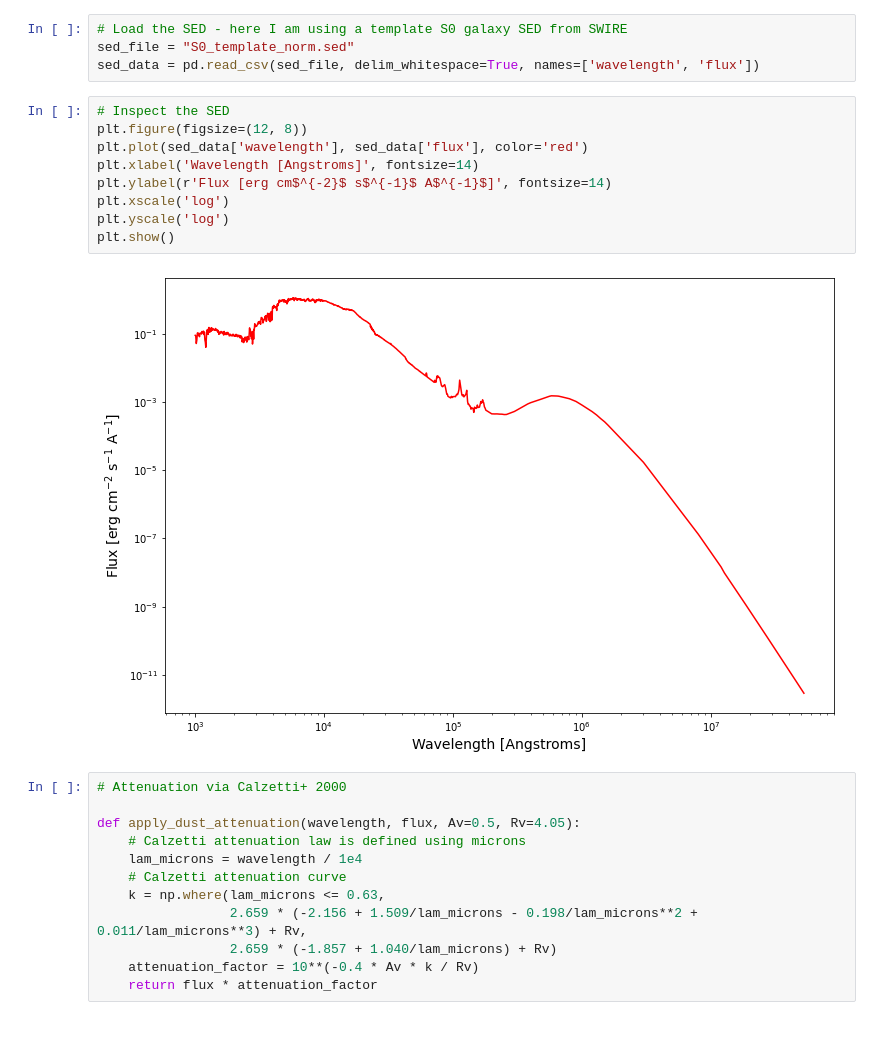
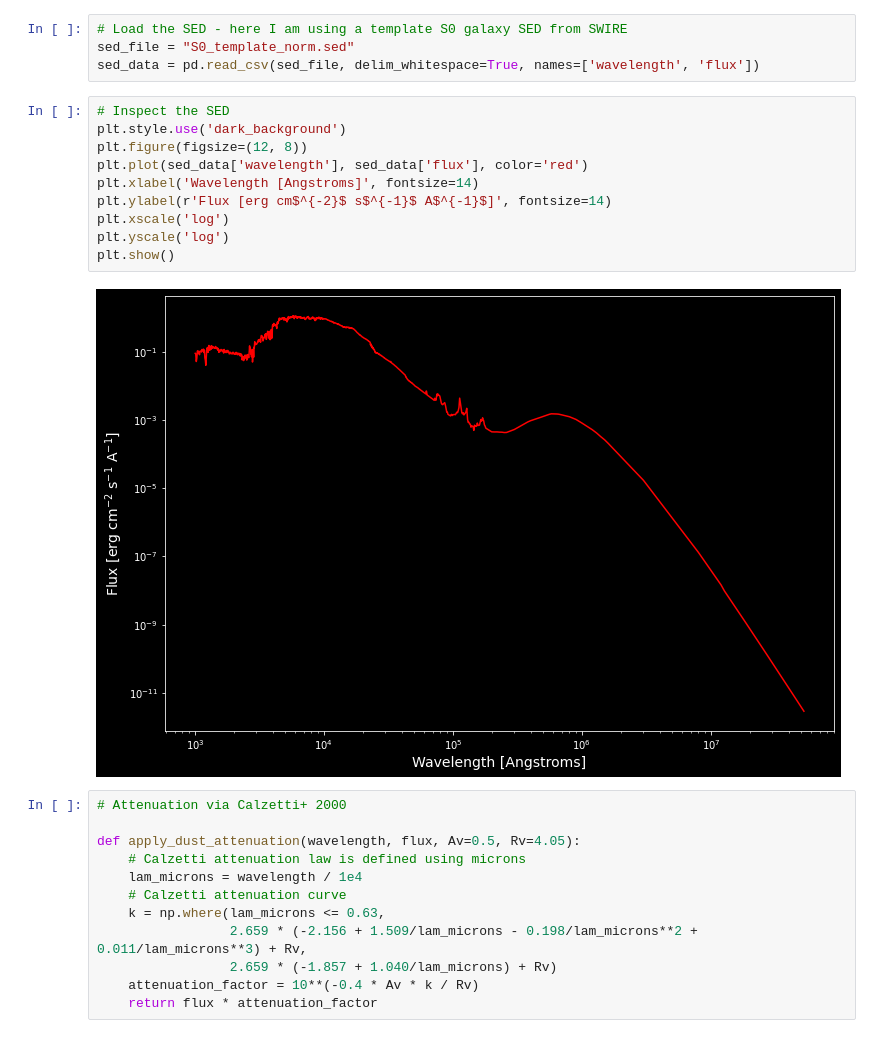
Before and after one commit to mjcowley/Astro_Code, a Jupyter notebook: SED-attenuation-and-emission/SED-attenuation-and-emission.ipynb, the cells around one changed output. Saved outputs shown, nothing was run; the diff lists cells and outputs as text.

Commit message:
Dark Mode!

```diff
--- a/SED-attenuation-and-emission/SED-attenuation-and-emission.ipynb
+++ b/SED-attenuation-and-emission/SED-attenuation-and-emission.ipynb
@@ -8,15 +8,16 @@ sed_file = "S0_template_norm.sed"
 sed_data = pd.read_csv(sed_file, delim_whitespace=True, names=['wavelength', 'flux'])
 # %%
 # Inspect the SED
+plt.style.use('dark_background')
 plt.figure(figsize=(12, 8))
 plt.plot(sed_data['wavelength'], sed_data['flux'], color='red')
 plt.xlabel('Wavelength [Angstroms]', fontsize=14)
 plt.ylabel(r'Flux [erg cm$^{-2}$ s$^{-1}$ A$^{-1}$]', fontsize=14)
 plt.xscale('log')
 plt.yscale('log')
 plt.show()
 # %% [output]
-[figure, old version]
+[figure, new version]
 # %%
 # Attenuation via Calzetti+ 2000
 
```
Also changed, not shown: parts of 1 cell of this notebook, 1 other file.
